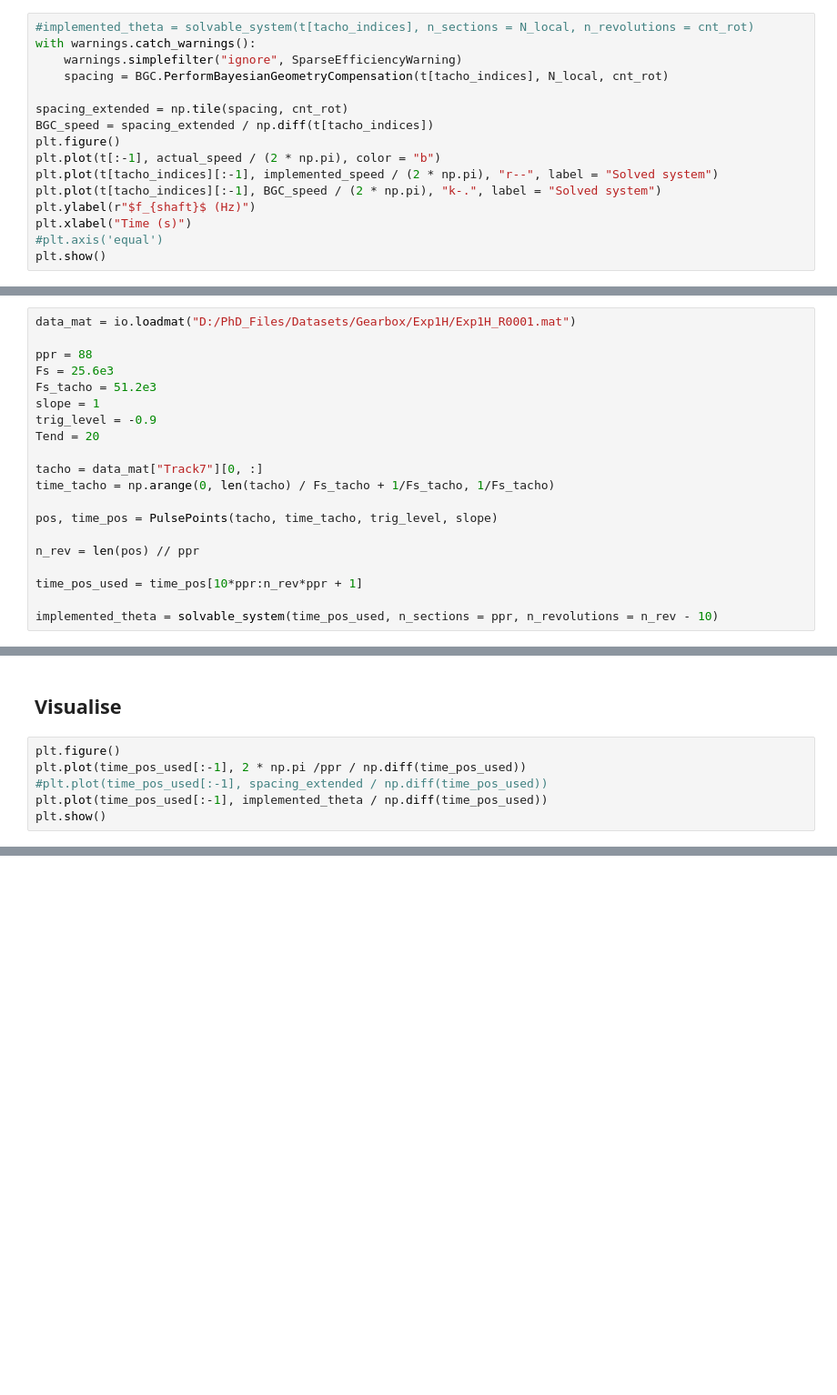
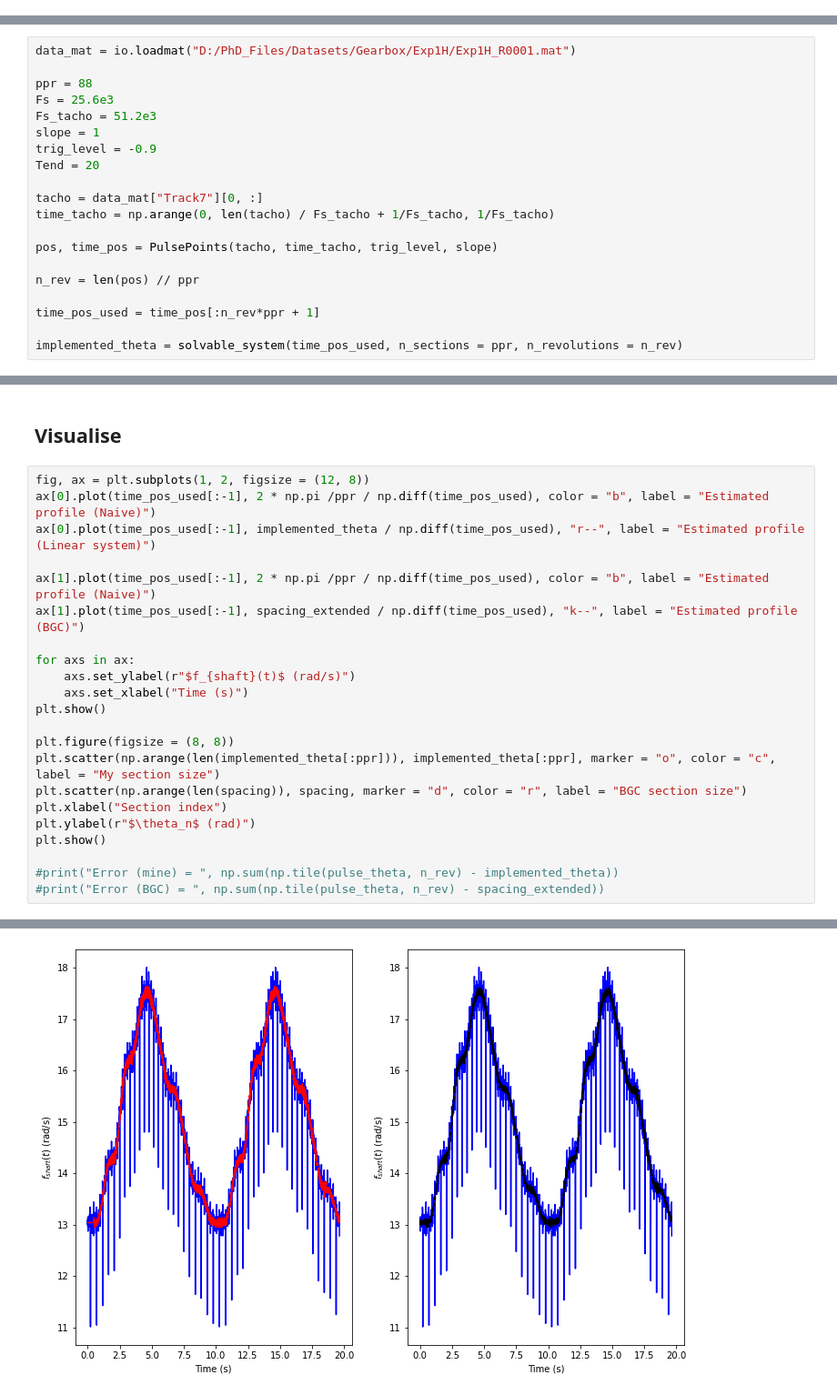
Before and after one commit to RyanBalshaw/MIL_780_assignments, a Jupyter notebook: Assignment 3/Code/Cubic_spline_speed_interpolation.ipynb, the cells around one changed output, grey strips where cells are left out. Shown: that part at 91% size. Drawn from its saved outputs; the diff is of its cells as text; blank space fills up the shorter version.

```diff
--- a/Assignment 3/Code/Cubic_spline_speed_interpolation.ipynb
+++ b/Assignment 3/Code/Cubic_spline_speed_interpolation.ipynb
@@ -308,16 +402,0 @@ Solved the system.
-# %%
-#implemented_theta = solvable_system(t[tacho_indices], n_sections = N_local, n_revolutions = cnt_rot)
-with warnings.catch_warnings():
-    warnings.simplefilter("ignore", SparseEfficiencyWarning)
-    spacing = BGC.PerformBayesianGeometryCompensation(t[tacho_indices], N_local, cnt_rot)
-
-spacing_extended = np.tile(spacing, cnt_rot)
-BGC_speed = spacing_extended / np.diff(t[tacho_indices])
-plt.figure()
-plt.plot(t[:-1], actual_speed / (2 * np.pi), color = "b")
-plt.plot(t[tacho_indices][:-1], implemented_speed / (2 * np.pi), "r--", label = "Solved system")
-plt.plot(t[tacho_indices][:-1], BGC_speed / (2 * np.pi), "k-.", label = "Solved system")
-plt.ylabel(r"$f_{shaft}$ (Hz)")
-plt.xlabel("Time (s)")
-#plt.axis('equal')
-plt.show()
@@ -364,7 +440,7 @@ pos, time_pos = PulsePoints(tacho, time_tacho, trig_level, slope)
 
 n_rev = len(pos) // ppr
 
-time_pos_used = time_pos[10*ppr:n_rev*ppr + 1]
+time_pos_used = time_pos[:n_rev*ppr + 1]
 
-implemented_theta = solvable_system(time_pos_used, n_sections = ppr, n_revolutions = n_rev - 10)
+implemented_theta = solvable_system(time_pos_used, n_sections = ppr, n_revolutions = n_rev)
 # %% [output]
@@ -403,9 +470,25 @@ plt.show()
 # %% [markdown]
 ## Visualise
 # %%
-plt.figure()
-plt.plot(time_pos_used[:-1], 2 * np.pi /ppr / np.diff(time_pos_used))
-#plt.plot(time_pos_used[:-1], spacing_extended / np.diff(time_pos_used))
-plt.plot(time_pos_used[:-1], implemented_theta / np.diff(time_pos_used))
+fig, ax = plt.subplots(1, 2, figsize = (12, 8))
+ax[0].plot(time_pos_used[:-1], 2 * np.pi /ppr / np.diff(time_pos_used), color = "b", label = "Estimated profile (Naive)")
+ax[0].plot(time_pos_used[:-1], implemented_theta / np.diff(time_pos_used), "r--", label = "Estimated profile (Linear system)")
+
+ax[1].plot(time_pos_used[:-1], 2 * np.pi /ppr / np.diff(time_pos_used), color = "b", label = "Estimated profile (Naive)")
+ax[1].plot(time_pos_used[:-1], spacing_extended / np.diff(time_pos_used), "k--", label = "Estimated profile (BGC)")
+
+for axs in ax:
+    axs.set_ylabel(r"$f_{shaft}(t)$ (rad/s)")
+    axs.set_xlabel("Time (s)")
 plt.show()
+
+plt.figure(figsize = (8, 8))
+plt.scatter(np.arange(len(implemented_theta[:ppr])), implemented_theta[:ppr], marker = "o", color = "c", label = "My section size")
+plt.scatter(np.arange(len(spacing)), spacing, marker = "d", color = "r", label = "BGC section size")
+plt.xlabel("Section index")
+plt.ylabel(r"$\theta_n$ (rad)")
+plt.show()
+
+#print("Error (mine) = ", np.sum(np.tile(pulse_theta, n_rev) - implemented_theta))
+#print("Error (BGC) = ", np.sum(np.tile(pulse_theta, n_rev) - spacing_extended))
 # %% [output]
@@ -413,0 +495 @@ plt.show()
+[figure, added]
```
Also changed, not shown: parts of 12 cells of this notebook, 26 other files.
